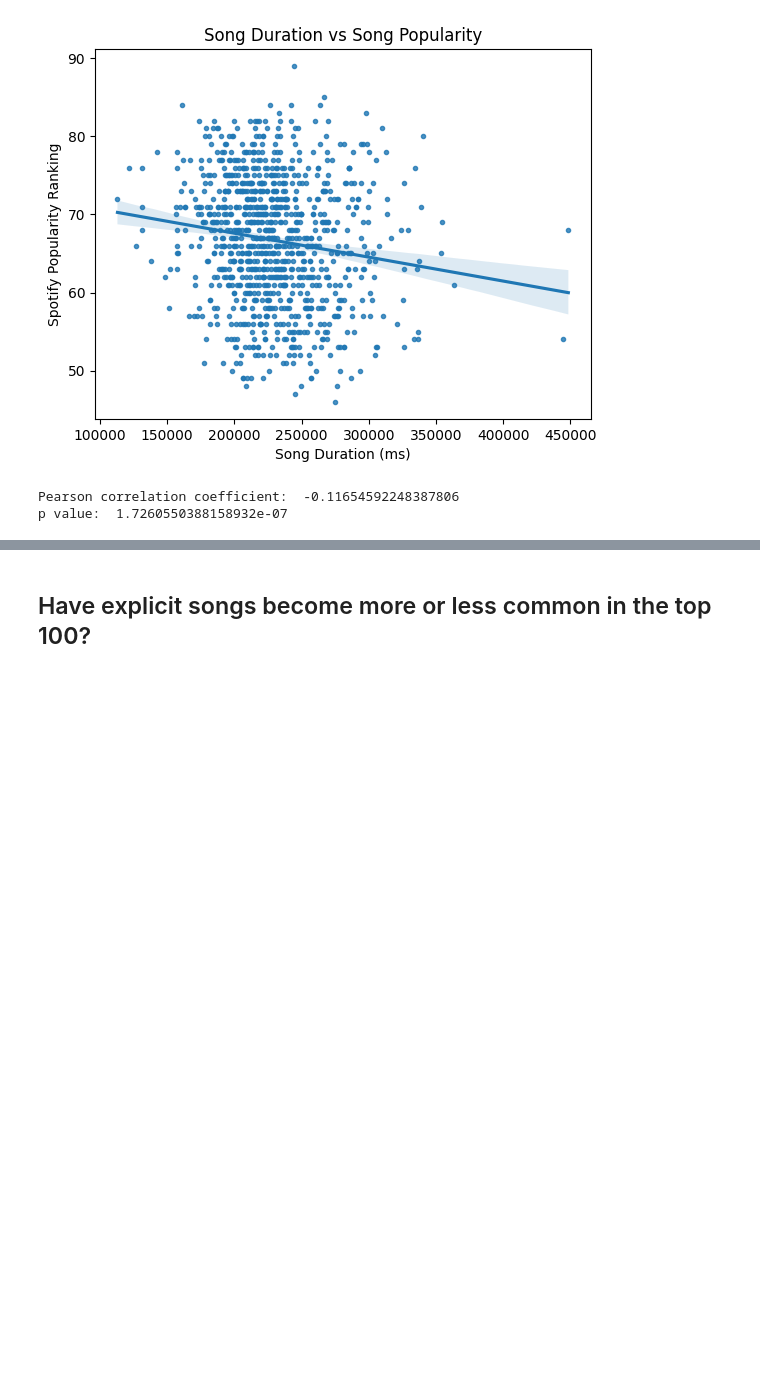
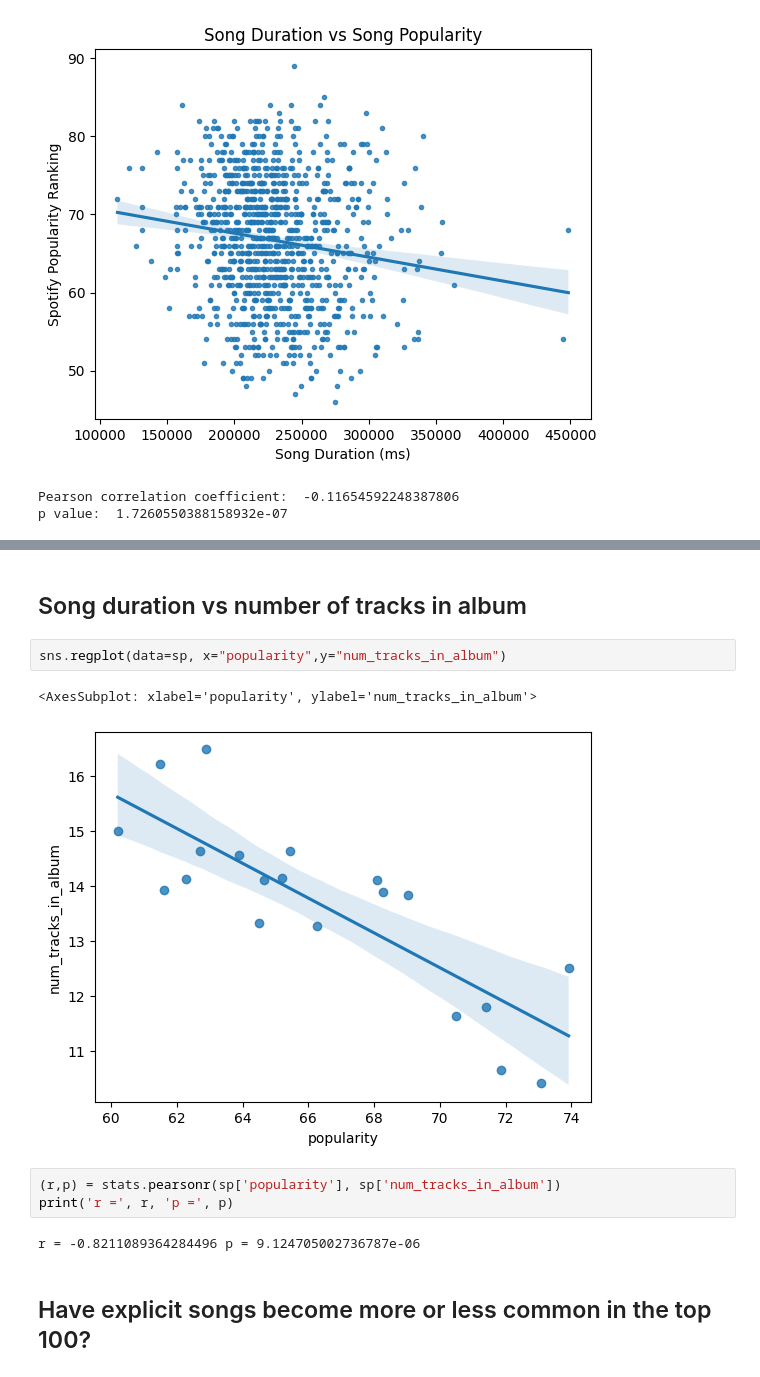
Before and after one commit to GavinMurdock/cs5830_project3, a Jupyter notebook: project3.ipynb, the cells around one changed output, grey strips where cells are left out. Cells and saved outputs as stored; diff of their text form; blank space fills up the shorter version.

```diff
--- a/project3.ipynb
+++ b/project3.ipynb
@@ -97,3 +114,15 @@ p value:  1.7260550388158932e-07
+# %% [markdown]
+## Song duration vs number of tracks in album
+# %%
+sns.regplot(data=sp, x="popularity",y="num_tracks_in_album")
+# %% [output]
+<AxesSubplot: xlabel='popularity', ylabel='num_tracks_in_album'>
+[figure, added]
+# %%
+(r,p) = stats.pearsonr(sp['popularity'], sp['num_tracks_in_album'])
+print('r =', r, 'p =', p)
+# %% [output]
+r = -0.8211089364284496 p = 9.124705002736787e-06
 # %% [markdown]
 ## Have explicit songs become more or less common in the top 100?
 # %%
```
Also changed, not shown: parts of 17 cells of this notebook, 1 other file.
